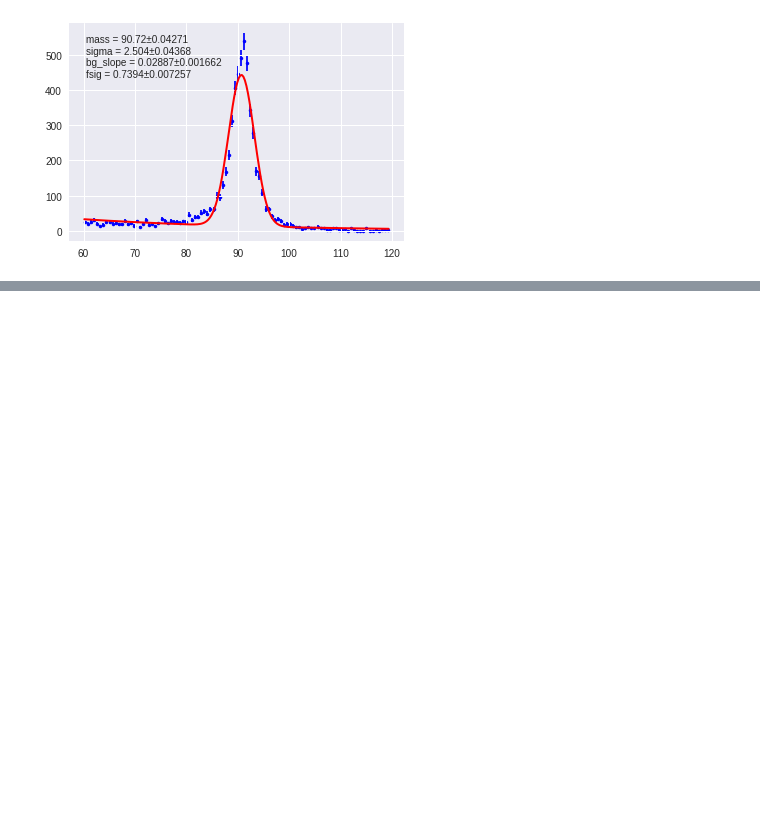
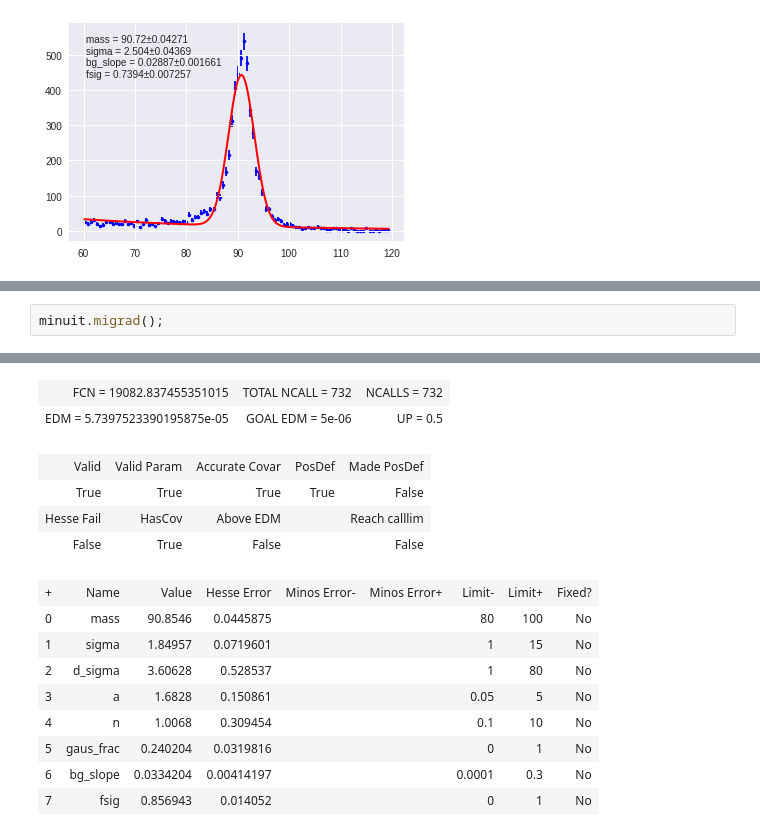
Before and after one commit to SiLiKhon/HEPStatsSeminar, a Jupyter notebook: MLFit_OpenData.ipynb, the cells around one changed output, grey strips where cells are left out. Saved outputs shown, nothing was run; the diff lists cells and outputs as text; blank space fills up the shorter version.

```diff
--- a/MLFit_OpenData.ipynb
+++ b/MLFit_OpenData.ipynb
@@ -95,0 +179,3 @@ likelihood.draw(minuit=minuit);
+# %%
+minuit.migrad();
+# %% [output]
@@ -95,0 +183,15 @@ likelihood.draw(minuit=minuit);
+| FCN = 19082.837455351015 | TOTAL NCALL = 732 | NCALLS = 732 |
+| EDM = 5.7397523390195875e-05 | GOAL EDM = 5e-06 | UP = 0.5 |
+| Valid | Valid Param | Accurate Covar | PosDef | Made PosDef |
+| True | True | True | True | False |
+| Hesse Fail | HasCov | Above EDM |  | Reach calllim |
+| False | True | False |  | False |
+| + | Name | Value | Hesse Error | Minos Error- | Minos Error+ | Limit- | Limit+ | Fixed? |
+| 0 | mass | 90.8546 | 0.0445875 |  |  | 80 | 100 | No |
+| 1 | sigma | 1.84957 | 0.0719601 |  |  | 1 | 15 | No |
+| 2 | d_sigma | 3.60628 | 0.528537 |  |  | 1 | 80 | No |
+| 3 | a | 1.6828 | 0.150861 |  |  | 0.05 | 5 | No |
+| 4 | n | 1.0068 | 0.309454 |  |  | 0.1 | 10 | No |
+| 5 | gaus_frac | 0.240204 | 0.0319816 |  |  | 0 | 1 | No |
+| 6 | bg_slope | 0.0334204 | 0.00414197 |  |  | 0.0001 | 0.3 | No |
+| 7 | fsig | 0.856943 | 0.014052 |  |  | 0 | 1 | No |
```
Also changed, not shown: parts of 16 cells of this notebook.
